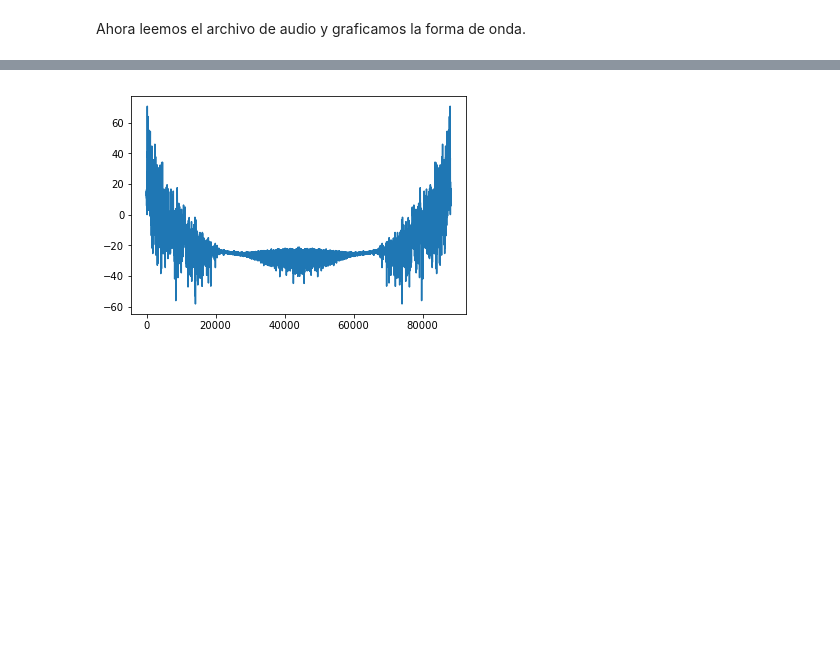
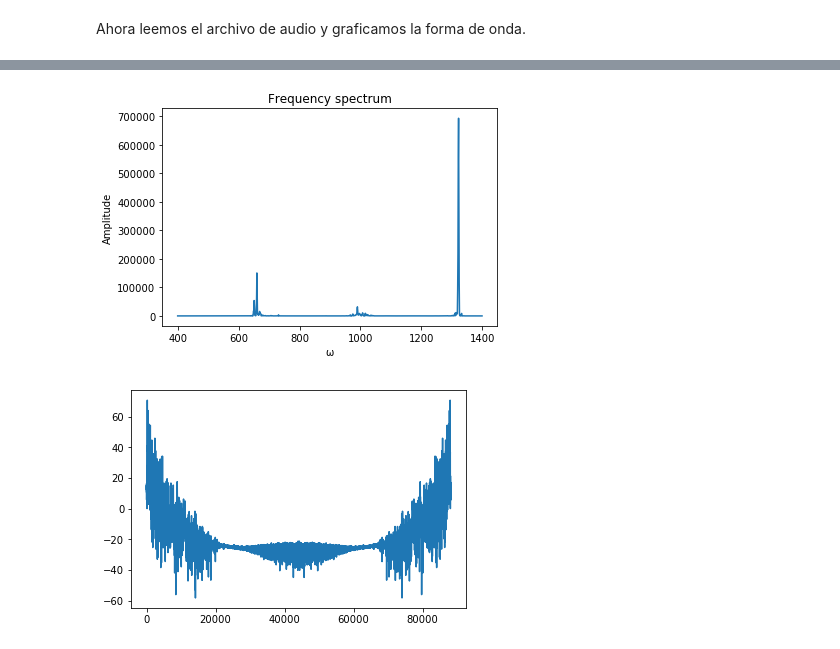
Before and after one commit to selimibn/met2pysound, a Jupyter notebook: Fourier.ipynb, the cells around one changed output, grey strips where cells are left out. Drawn from its saved outputs; the diff is of its cells as text; code cells hidden in the pictures; blank space fills up the shorter version.

```diff
--- a/Fourier.ipynb
+++ b/Fourier.ipynb
@@ -91,3 +88,12 @@ abs(audiofourier(100))**2
+# %%
+plot.plot(ωlist,np.abs(Fω)**2)
+plot.title('Frequency spectrum')
+plot.xlabel('ω')
+plot.ylabel('Amplitude')
+
+plot.show()
+# %% [output]
+[figure, added]
 # %%
 freqs=abs(np.fft.fft(audio))/len(audio)
 freqs=freqs**2
```
Also changed, not shown: parts of 5 cells of this notebook.
